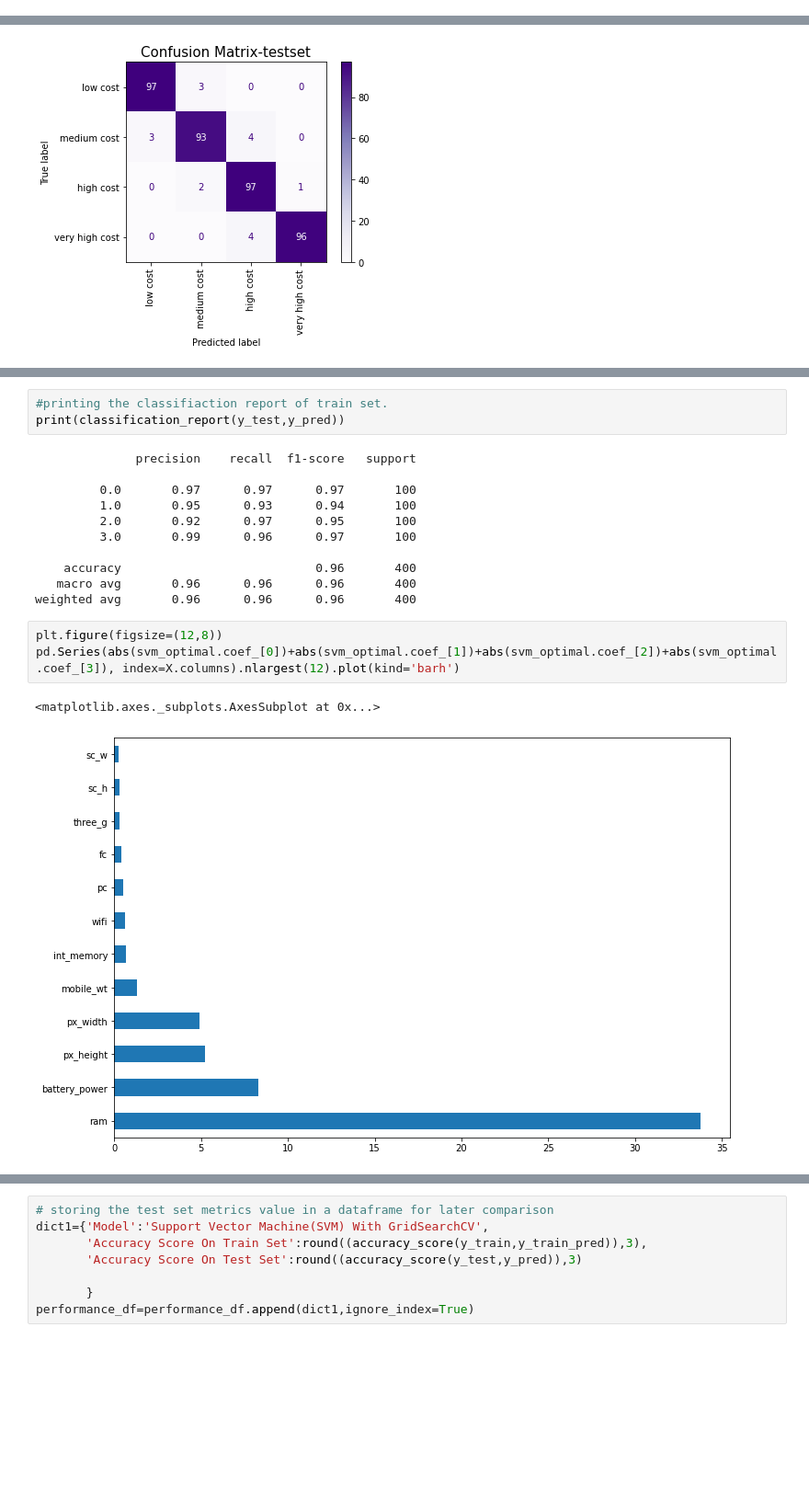
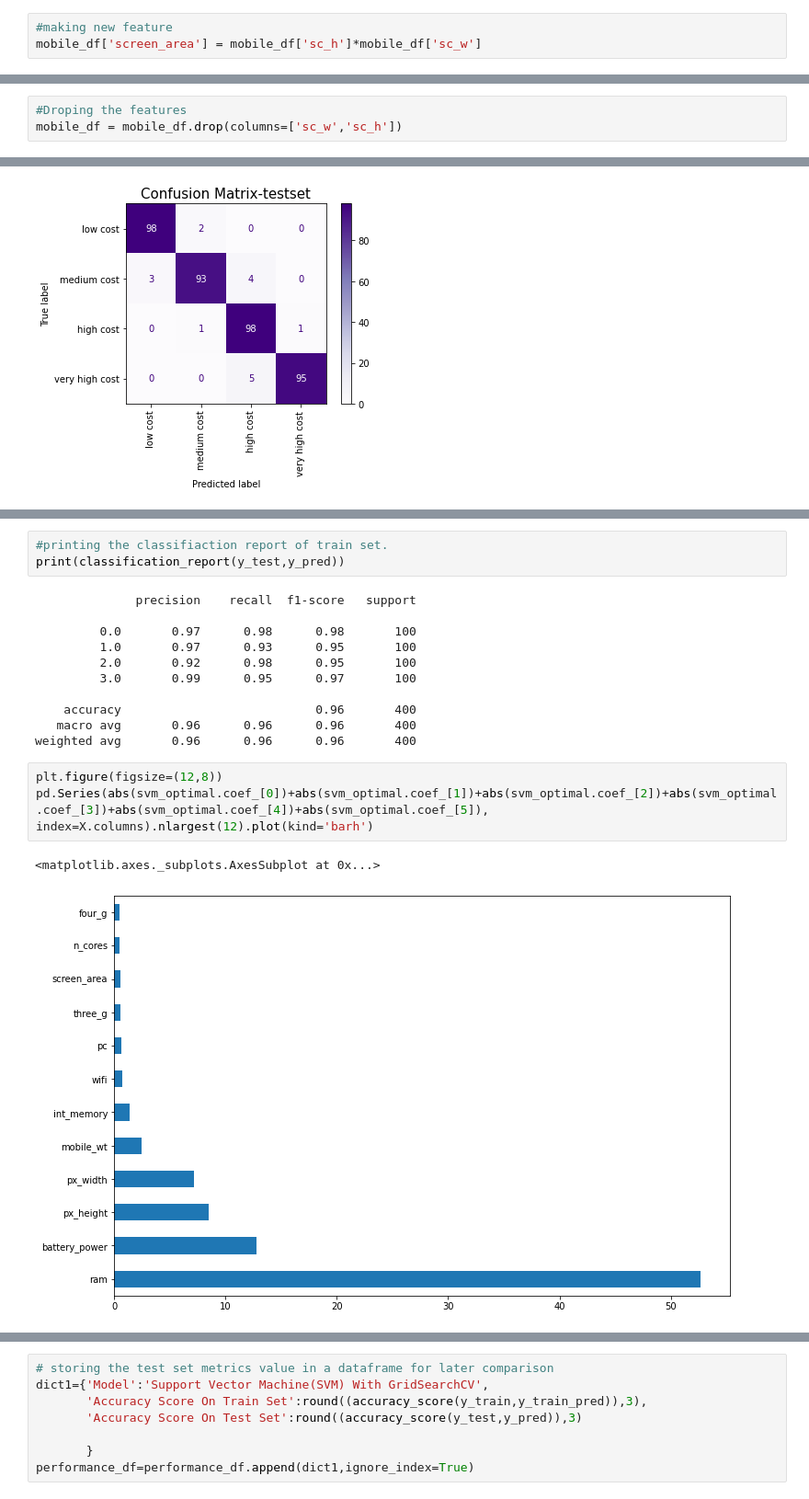
Before and after one commit to Lovejeet-Singh-31/Mobile-Price-Range-Prediction, a Jupyter notebook: Mobile_Price_Range_Prediction.ipynb, the cells around one changed output, grey strips where cells are left out. Shown at 92% size. Saved outputs shown, nothing was run; the diff lists cells and outputs as text; blank space fills up the shorter version.

```diff
--- a/Mobile_Price_Range_Prediction.ipynb
+++ b/Mobile_Price_Range_Prediction.ipynb
@@ -463,0 +480,3 @@ plt.show()
+# %%
+#making new feature
+mobile_df['screen_area'] = mobile_df['sc_h']*mobile_df['sc_w']
@@ -463,0 +485,3 @@ plt.show()
+# %%
+#Droping the features
+mobile_df = mobile_df.drop(columns=['sc_w','sc_h'])
@@ -2130,20 +2168,20 @@ print(classification_report(y_test,y_pred))
 # %% [output]
               precision    recall  f1-score   support
 
-         0.0       0.97      0.97      0.97       100
-         1.0       0.95      0.93      0.94       100
-         2.0       0.92      0.97      0.95       100
-         3.0       0.99      0.96      0.97       100
+         0.0       0.97      0.98      0.98       100
+         1.0       0.97      0.93      0.95       100
+         2.0       0.92      0.98      0.95       100
+         3.0       0.99      0.95      0.97       100
 
     accuracy                           0.96       400
    macro avg       0.96      0.96      0.96       400
 weighted avg       0.96      0.96      0.96       400
 # %%
 plt.figure(figsize=(12,8))
-pd.Series(abs(svm_optimal.coef_[0])+abs(svm_optimal.coef_[1])+abs(svm_optimal.coef_[2])+abs(svm_optimal.coef_[3]), index=X.columns).nlargest(12).plot(kind='barh')
+pd.Series(abs(svm_optimal.coef_[0])+abs(svm_optimal.coef_[1])+abs(svm_optimal.coef_[2])+abs(svm_optimal.coef_[3])+abs(svm_optimal.coef_[4])+abs(svm_optimal.coef_[5]), index=X.columns).nlargest(12).plot(kind='barh')
 # %% [output]
 <matplotlib.axes._subplots.AxesSubplot at 0x...>
-[figure, old version]
+[figure, new version]
 # %% [markdown]
 *  # Accuracy score on
 
```
Also changed, not shown: parts of 111 cells of this notebook.
